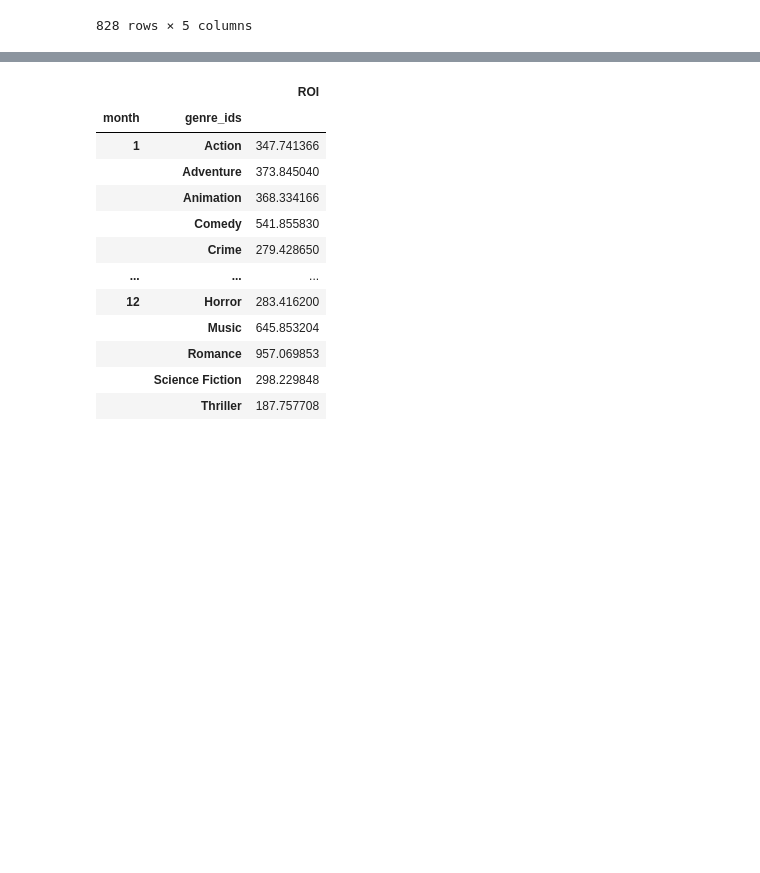
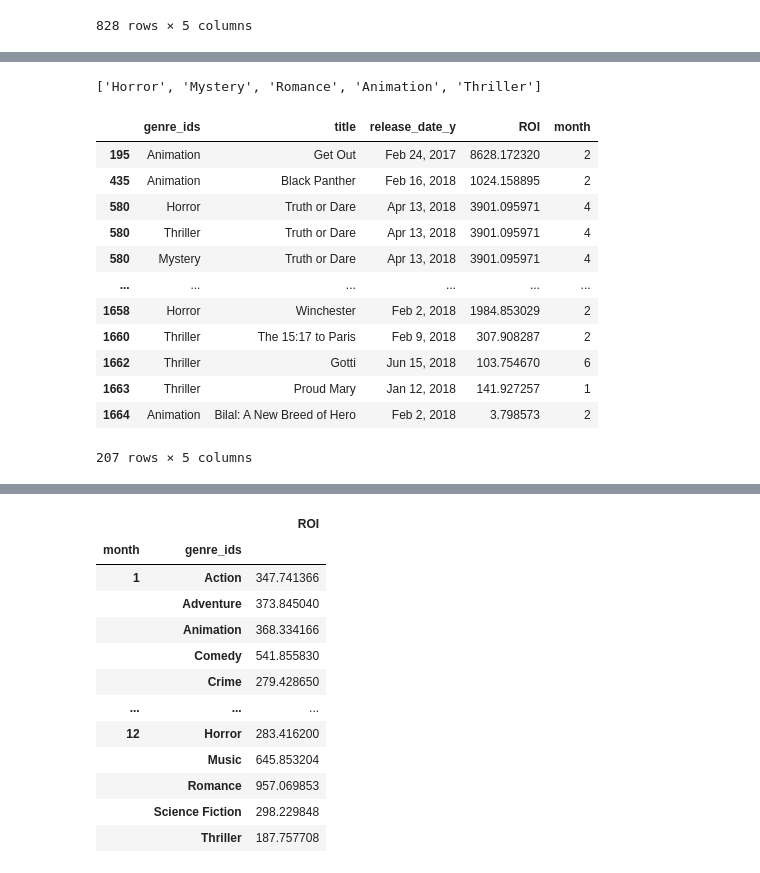
Before and after one commit to ElyLin/MovieAnalysisProject, a Jupyter notebook: Draft_2.5.ipynb, the cells around one changed output, grey strips where cells are left out. Drawn from its saved outputs; the diff is of its cells as text; code cells hidden in the pictures; blank space fills up the shorter version.

```diff
--- a/Draft_2.5.ipynb
+++ b/Draft_2.5.ipynb
@@ -353,0 +376,23 @@ month_genre_roi_title
+# %%
+
+#take top 5 genres
+top_5_genres=list(genre_roi.index[0:5])
+top_5_genres
+# %% [output]
+['Horror', 'Mystery', 'Romance', 'Animation', 'Thriller']
+# %%
+month_genre_roi_title[month_genre_roi_title['genre_ids'].isin(top_5_genres)]
+# %% [output]
+|  | genre_ids | title | release_date_y | ROI | month |
+| 195 | Animation | Get Out | Feb 24, 2017 | 8628.172320 | 2 |
+| 435 | Animation | Black Panther | Feb 16, 2018 | 1024.158895 | 2 |
+| 580 | Horror | Truth or Dare | Apr 13, 2018 | 3901.095971 | 4 |
+| 580 | Thriller | Truth or Dare | Apr 13, 2018 | 3901.095971 | 4 |
+| 580 | Mystery | Truth or Dare | Apr 13, 2018 | 3901.095971 | 4 |
+| ... | ... | ... | ... | ... | ... |
+| 1658 | Horror | Winchester | Feb 2, 2018 | 1984.853029 | 2 |
+| 1660 | Thriller | The 15:17 to Paris | Feb 9, 2018 | 307.908287 | 2 |
+| 1662 | Thriller | Gotti | Jun 15, 2018 | 103.754670 | 6 |
+| 1663 | Thriller | Proud Mary | Jan 12, 2018 | 141.927257 | 1 |
+| 1664 | Animation | Bilal: A New Breed of Hero | Feb 2, 2018 | 3.798573 | 2 |
+207 rows × 5 columns
```
Also changed, not shown: parts of 3 cells of this notebook.
